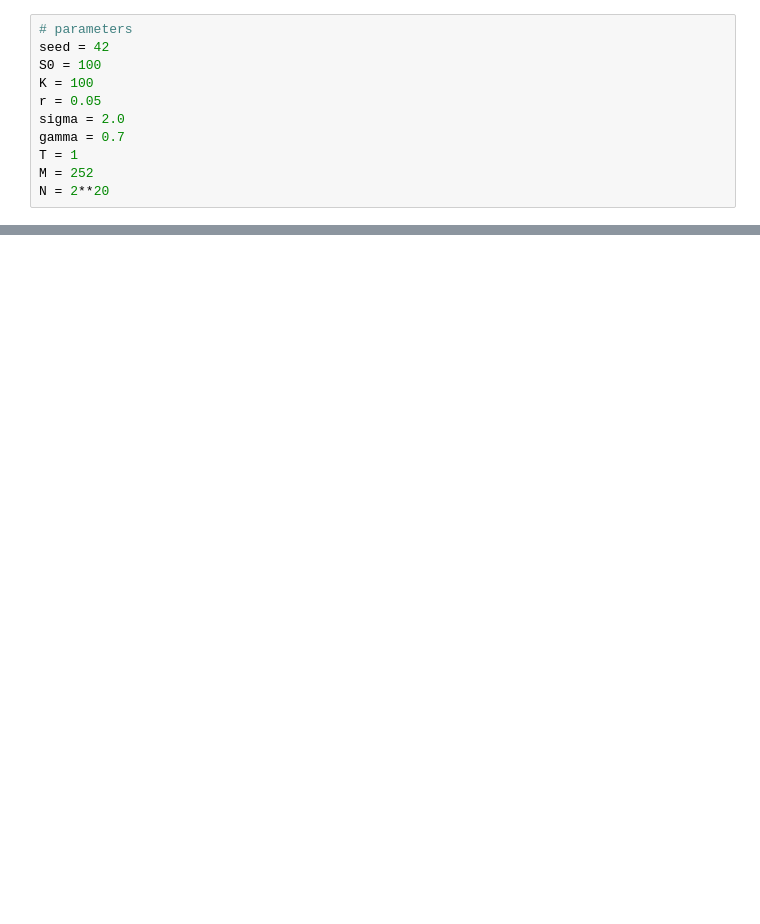
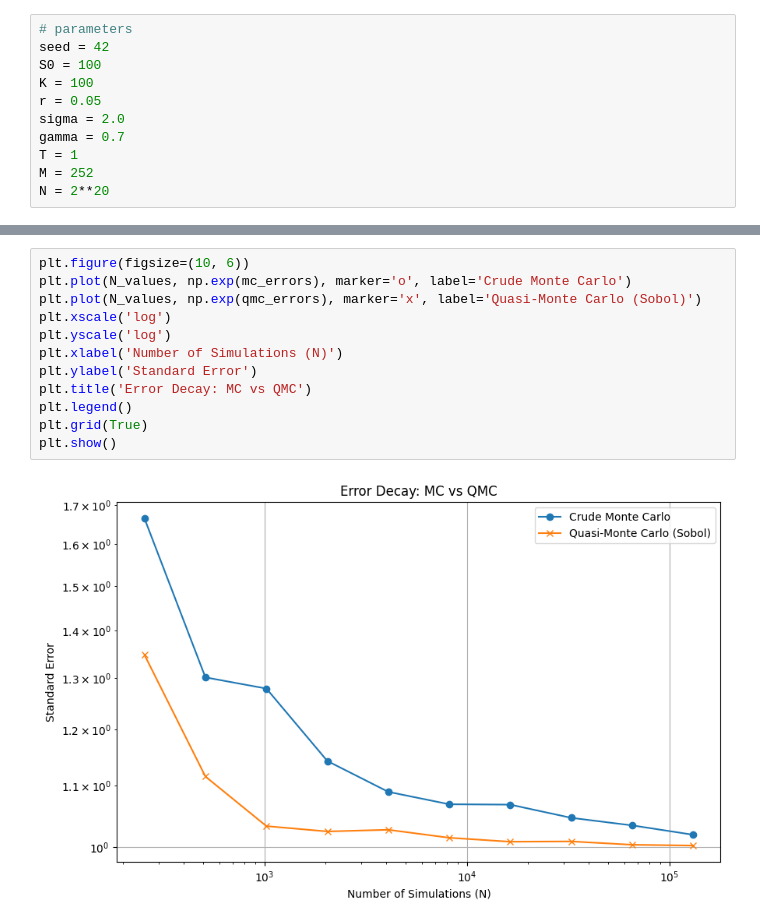
Before and after one commit to nicklasbusk/MonteCarlo-in-finance, a Jupyter notebook: Base.ipynb, the cells around one changed output, grey strips where cells are left out. Saved outputs shown, nothing was run; the diff lists cells and outputs as text; blank space fills up the shorter version.

```diff
--- a/Base.ipynb
+++ b/Base.ipynb
@@ -228,0 +306,14 @@ plt.show()
+# %%
+plt.figure(figsize=(10, 6))
+plt.plot(N_values, np.exp(mc_errors), marker='o', label='Crude Monte Carlo')
+plt.plot(N_values, np.exp(qmc_errors), marker='x', label='Quasi-Monte Carlo (Sobol)')
+plt.xscale('log')
+plt.yscale('log')
+plt.xlabel('Number of Simulations (N)')
+plt.ylabel('Standard Error')
+plt.title('Error Decay: MC vs QMC')
+plt.legend()
+plt.grid(True)
+plt.show()
+# %% [output]
+[figure, added]
```
Also changed, not shown: parts of 11 cells of this notebook.
